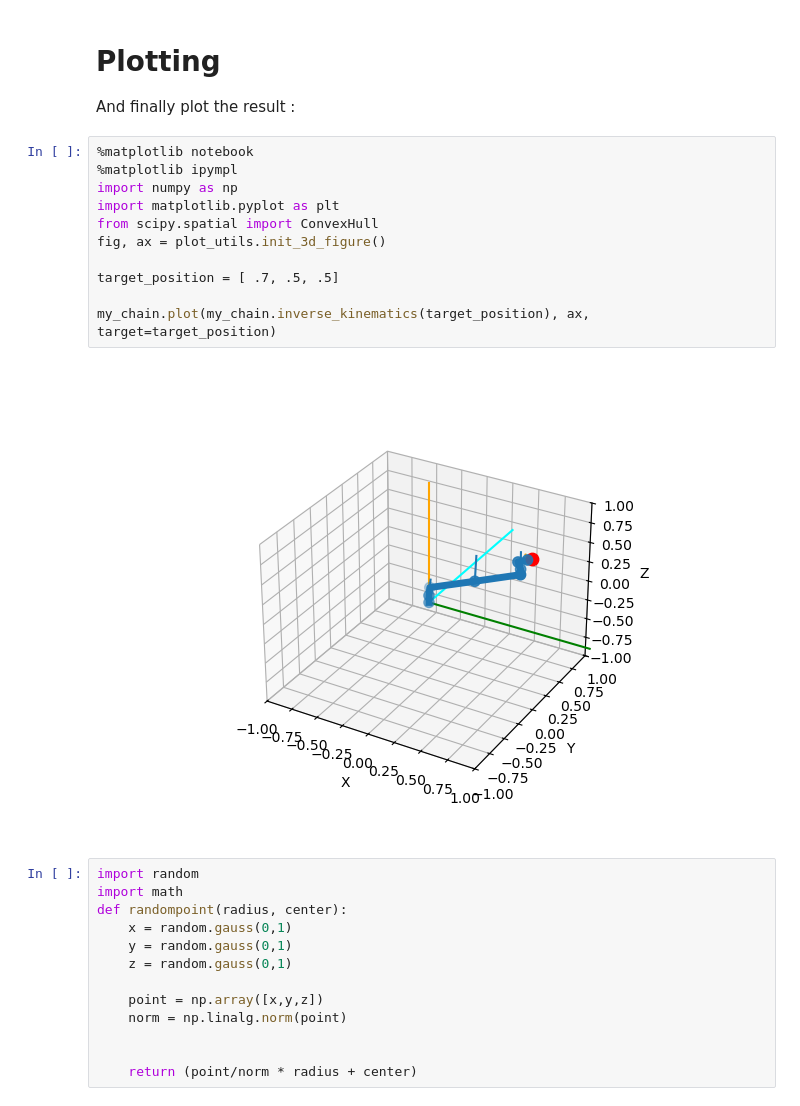
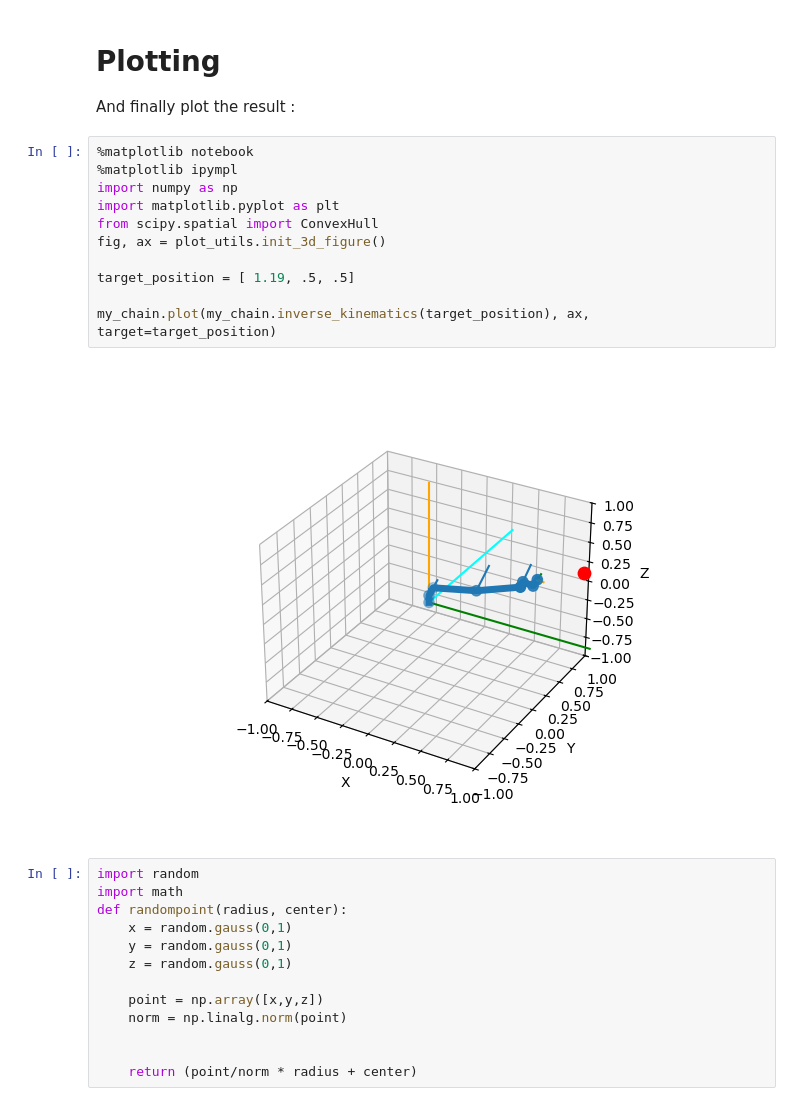
Before and after one commit to Standlm/lab-2-ik, a Jupyter notebook: my_IK.ipynb, the cells around one changed output. Cells and saved outputs as stored; diff of their text form.

```diff
--- a/my_IK.ipynb
+++ b/my_IK.ipynb
@@ -41,16 +41,16 @@ And finally plot the result :
 # %%
 %matplotlib notebook
 %matplotlib ipympl
 import numpy as np
 import matplotlib.pyplot as plt
 from scipy.spatial import ConvexHull
 fig, ax = plot_utils.init_3d_figure()
 
-target_position = [ .7, .5, .5]
+target_position = [ 1.19, .5, .5]
 
 my_chain.plot(my_chain.inverse_kinematics(target_position), ax, target=target_position)
 # %% [output]
-[figure, old version]
+[figure, new version]
 # %%
 import random
 import math
```
Also changed, not shown: parts of 11 cells of this notebook.
